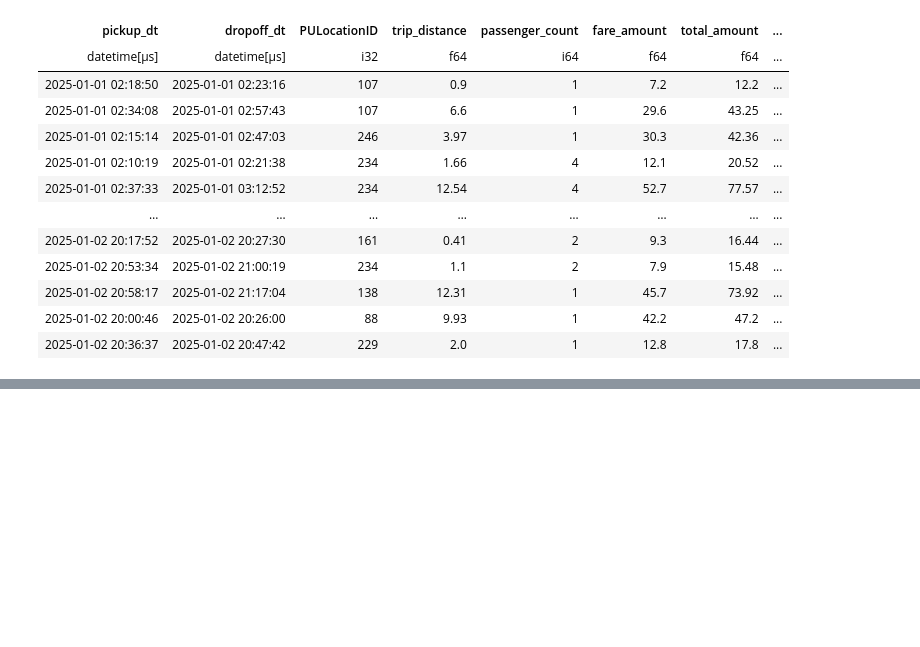
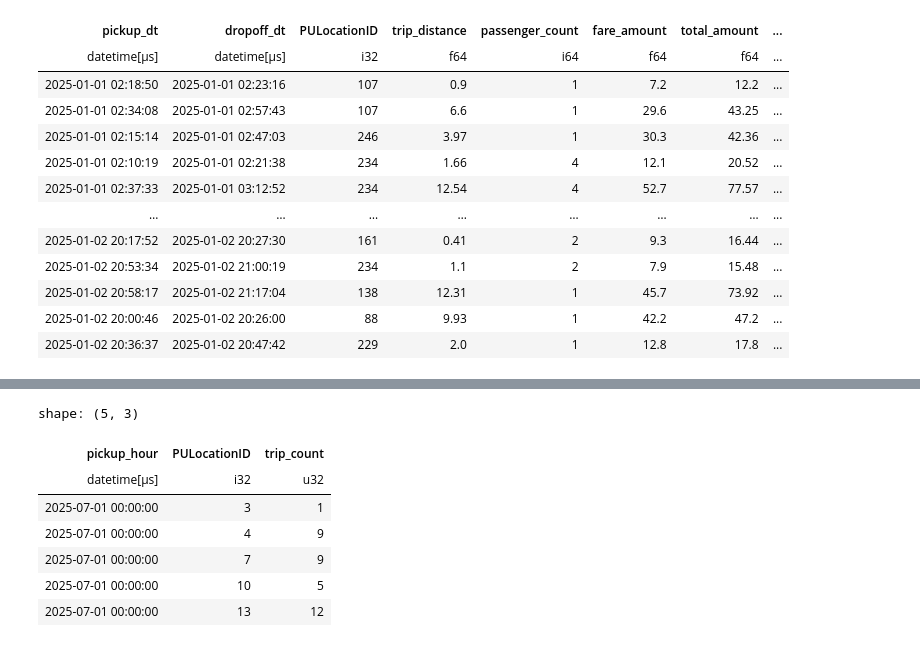
Before and after one commit to anjaneyajavvadi/Ride-Demand-Prediction-System, a Jupyter notebook: notebooks/v1.ipynb, the cells around one changed output, grey strips where cells are left out. Drawn from its saved outputs; the diff is of its cells as text; code cells hidden in the pictures; blank space fills up the shorter version.

```diff
--- a/notebooks/v1.ipynb
+++ b/notebooks/v1.ipynb
@@ -174,0 +202,11 @@ shape: (122_010, 8)
+# %%
+stream_df.head()
+# %% [output]
+shape: (5, 3)
+| pickup_hour | PULocationID | trip_count |
+| datetime[μs] | i32 | u32 |
+| 2025-07-01 00:00:00 | 3 | 1 |
+| 2025-07-01 00:00:00 | 4 | 9 |
+| 2025-07-01 00:00:00 | 7 | 9 |
+| 2025-07-01 00:00:00 | 10 | 5 |
+| 2025-07-01 00:00:00 | 13 | 12 |
```
Also changed, not shown: parts of 5 cells of this notebook, 1 other file.
